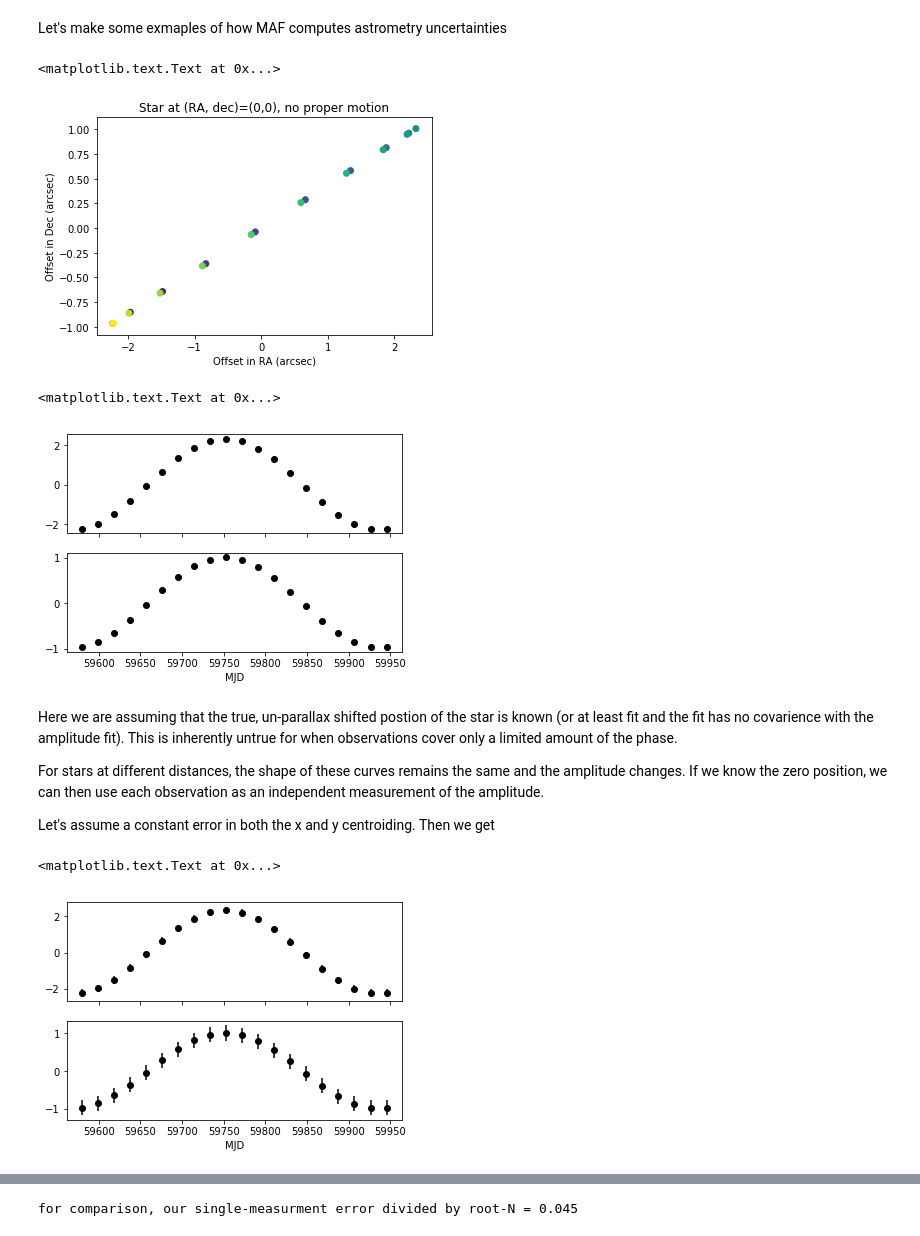
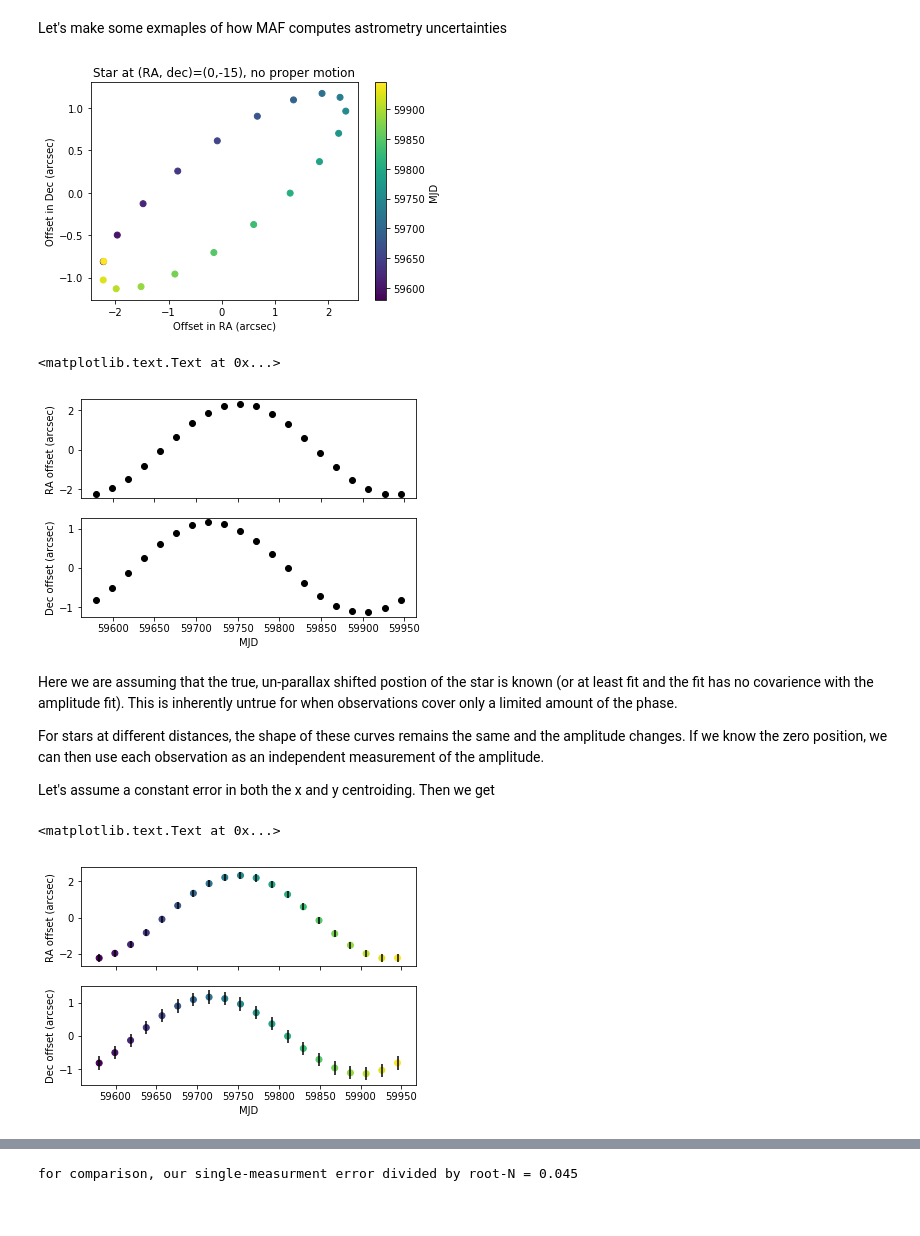
Before and after one commit to yoachim/18_scratch, a Jupyter notebook: astrom_exmaple/astrometry_errors.ipynb, the cells around one changed output, grey strips where cells are left out. Cells and saved outputs as stored; diff of their text form; code cells hidden in the pictures.

```diff
--- a/astrom_exmaple/astrometry_errors.ipynb
+++ b/astrom_exmaple/astrometry_errors.ipynb
@@ -18,7 +18,7 @@ data['mjd'] = np.arange(npts)/(npts-1.) * 365.25 + mjd0
 
 # Set the coordinates in the sky of where we are putting our star
 data['RA'] = 0
-data['dec'] = -0.
+data['dec'] = -15.
 # %%
 # Stacker adds the amplitude of a 1" parallax star
 stacker = stackers.ParallaxFactorStacker(raCol='RA', decCol='dec', dateCol='mjd')
@@ -30,20 +30,23 @@ data['dec_offset'] = parallax_amp*data['dec_pi_amp']
 # %%
 plt.scatter(data['ra_offset'], data['dec_offset'], c=data['mjd'])
 plt.xlabel('Offset in RA (arcsec)')
 plt.ylabel('Offset in Dec (arcsec)')
 plt.title('Star at (RA, dec)=(%i,%i), no proper motion' % (data['RA'][0], data['dec'][0]))
+cb = plt.colorbar()
+cb.set_label('MJD')
 # %% [output]
-<matplotlib.text.Text at 0x...>
-[figure, old version]
+[figure, new version]
 # %%
 f, (ax1, ax2) = plt.subplots(2, 1, sharex=True, sharey=False)
 
 ax1.plot(data['mjd'], data['ra_offset'], 'ko')
+ax1.set_ylabel('RA offset (arcsec)')
 ax2.plot(data['mjd'], data['dec_offset'], 'ko')
 ax2.set_xlabel('MJD')
+ax2.set_ylabel('Dec offset (arcsec)')
 # %% [output]
 <matplotlib.text.Text at 0x...>
-[figure, old version]
+[figure, new version]
 # %% [markdown]
 Here we are assuming that the true, un-parallax shifted postion of the star is known (or at least fit and the fit has no covarience with the amplitude fit). This is inherently untrue for when observations cover only a limited amount of the phase.
 
@@ -58,12 +64,18 @@ centroid_error = fwhm/snr  # Wait, is this the Gaussian sigma, or the FWHM? That
 # %%
 f, (ax1, ax2) = plt.subplots(2, 1, sharex=True, sharey=False)
-ax1.errorbar(data['mjd'], data['ra_offset'], yerr=centroid_error, fmt='ko')
-ax2.errorbar(data['mjd'], data['dec_offset'], yerr=centroid_error, fmt='ko')
 
+ax1.errorbar(data['mjd'], data['ra_offset'], yerr=centroid_error, fmt='none', ecolor='k')
+ax1.scatter(data['mjd'], data['ra_offset'], c=data['mjd'])
+ax2.errorbar(data['mjd'], data['dec_offset'], yerr=centroid_error, fmt='none', ecolor='k')
+ax2.scatter(data['mjd'], data['dec_offset'], c=data['mjd'])
+
+ax1.set_ylabel('RA offset (arcsec)')
 ax2.set_xlabel('MJD')
+
+ax2.set_ylabel('Dec offset (arcsec)')
 # %% [output]
 <matplotlib.text.Text at 0x...>
-[figure, old version]
+[figure, new version]
 # %%
 # The uncertainty in parallax amplitude, as measured by each point is then
 amp_from_ra = data['ra_offset']/data['ra_pi_amp']
```
Also changed, not shown: parts of 4 cells of this notebook, 1 other file.
